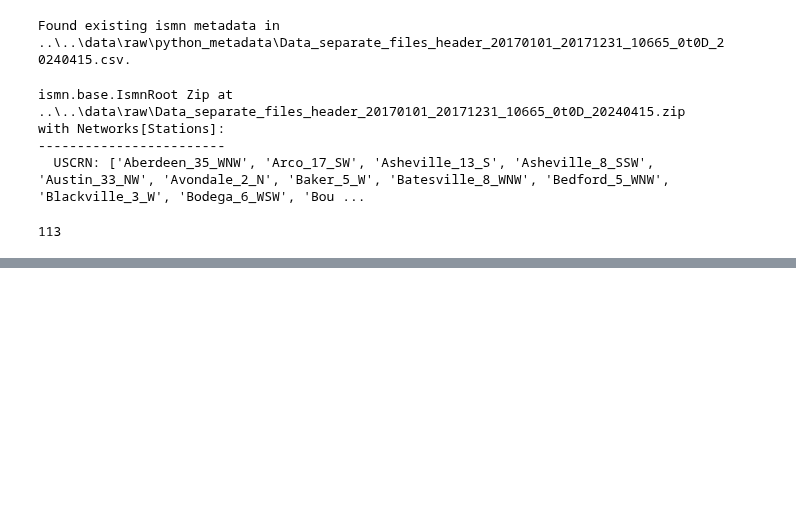
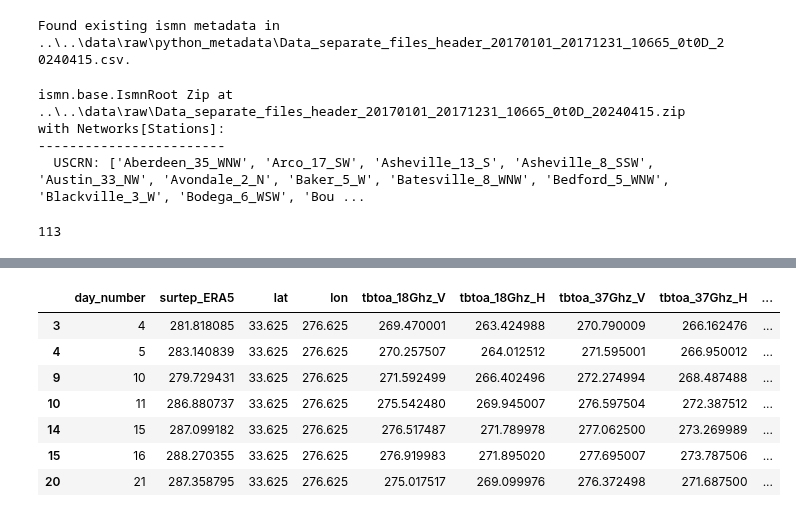
Before and after one commit to AndresTerrer/PMW_LST, a Jupyter notebook: notebooks/protopypes/Insitu_validation.ipynb, the cells around one changed output, grey strips where cells are left out. Drawn from its saved outputs; the diff is of its cells as text; code cells hidden in the pictures; blank space fills up the shorter version.

```diff
--- a/notebooks/protopypes/Insitu_validation.ipynb
+++ b/notebooks/protopypes/Insitu_validation.ipynb
@@ -197,0 +254,19 @@ ValueError: index must be monotonic increasing or decreasing
+# %%
+# Transform the time from senconds since 2000-01-01T00:00:00 into a datetime object.
+from datetime import datetime, timedelta
+def get_datetime_from_secods(seconds):
+    reference_dt = datetime(2000,1,1,0,0,0)
+    return reference_dt + timedelta(seconds=seconds)
+
+sensor_df["time_18Ghz"] = sensor_df["time_18Ghz"].apply(lambda x : get_datetime_from_secods(x))
+sensor_df["time_37Ghz"] = sensor_df["time_37Ghz"].apply(lambda x : get_datetime_from_secods(x))
+sensor_df
+# %% [output]
+|  | day_number | surtep_ERA5 | lat | lon | tbtoa_18Ghz_V | tbtoa_18Ghz_H | tbtoa_37Ghz_V | tbtoa_37Ghz_H | ... |
+| 3 | 4 | 281.818085 | 33.625 | 276.625 | 269.470001 | 263.424988 | 270.790009 | 266.162476 | ... |
+| 4 | 5 | 283.140839 | 33.625 | 276.625 | 270.257507 | 264.012512 | 271.595001 | 266.950012 | ... |
+| 9 | 10 | 279.729431 | 33.625 | 276.625 | 271.592499 | 266.402496 | 272.274994 | 268.487488 | ... |
+| 10 | 11 | 286.880737 | 33.625 | 276.625 | 275.542480 | 269.945007 | 276.597504 | 272.387512 | ... |
+| 14 | 15 | 287.099182 | 33.625 | 276.625 | 276.517487 | 271.789978 | 277.062500 | 273.269989 | ... |
+| 15 | 16 | 288.270355 | 33.625 | 276.625 | 276.919983 | 271.895020 | 277.695007 | 273.787506 | ... |
+| 20 | 21 | 287.358795 | 33.625 | 276.625 | 275.017517 | 269.099976 | 276.372498 | 271.687500 | ... |
```
Also changed, not shown: parts of 15 cells of this notebook, 1 other file.
